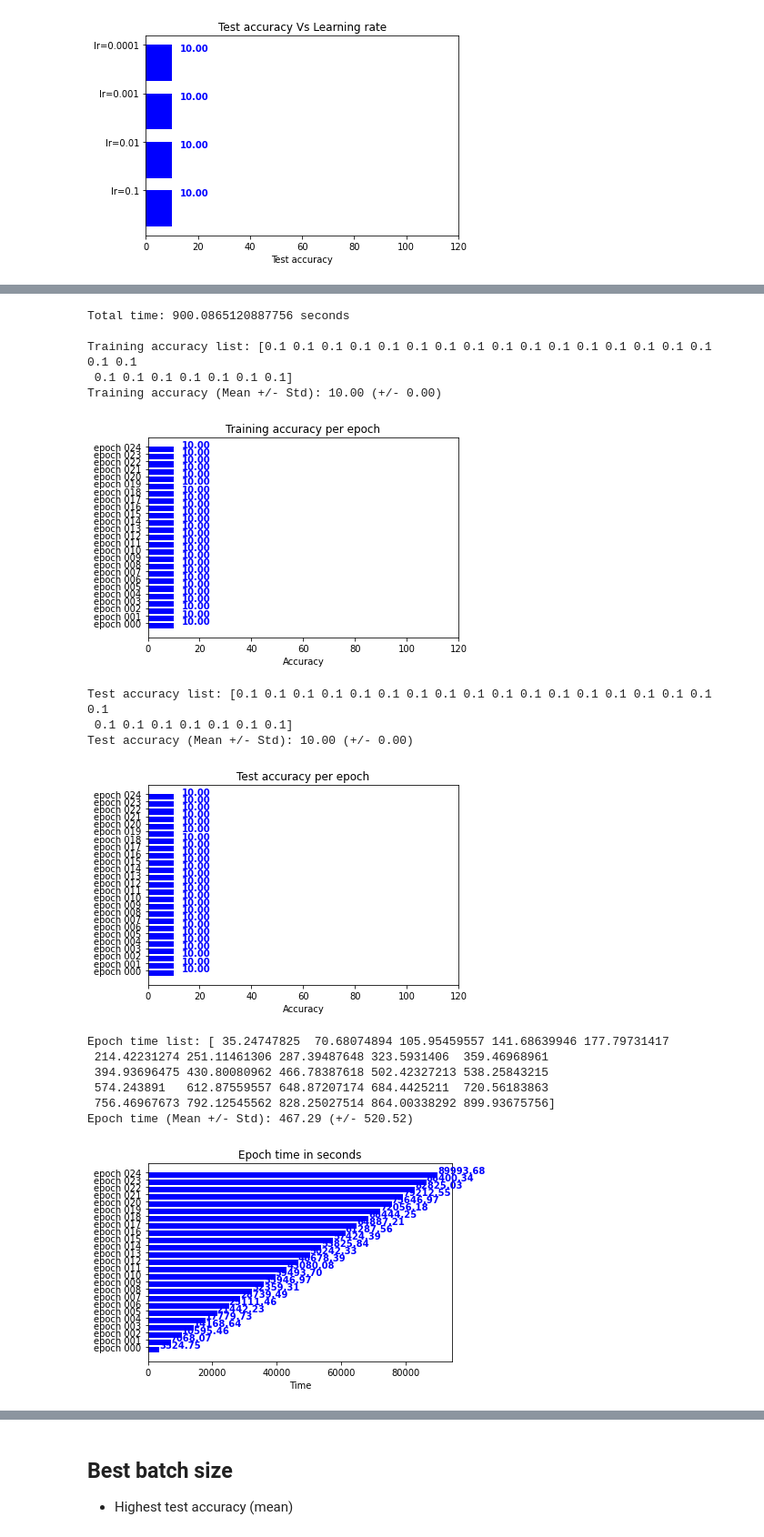
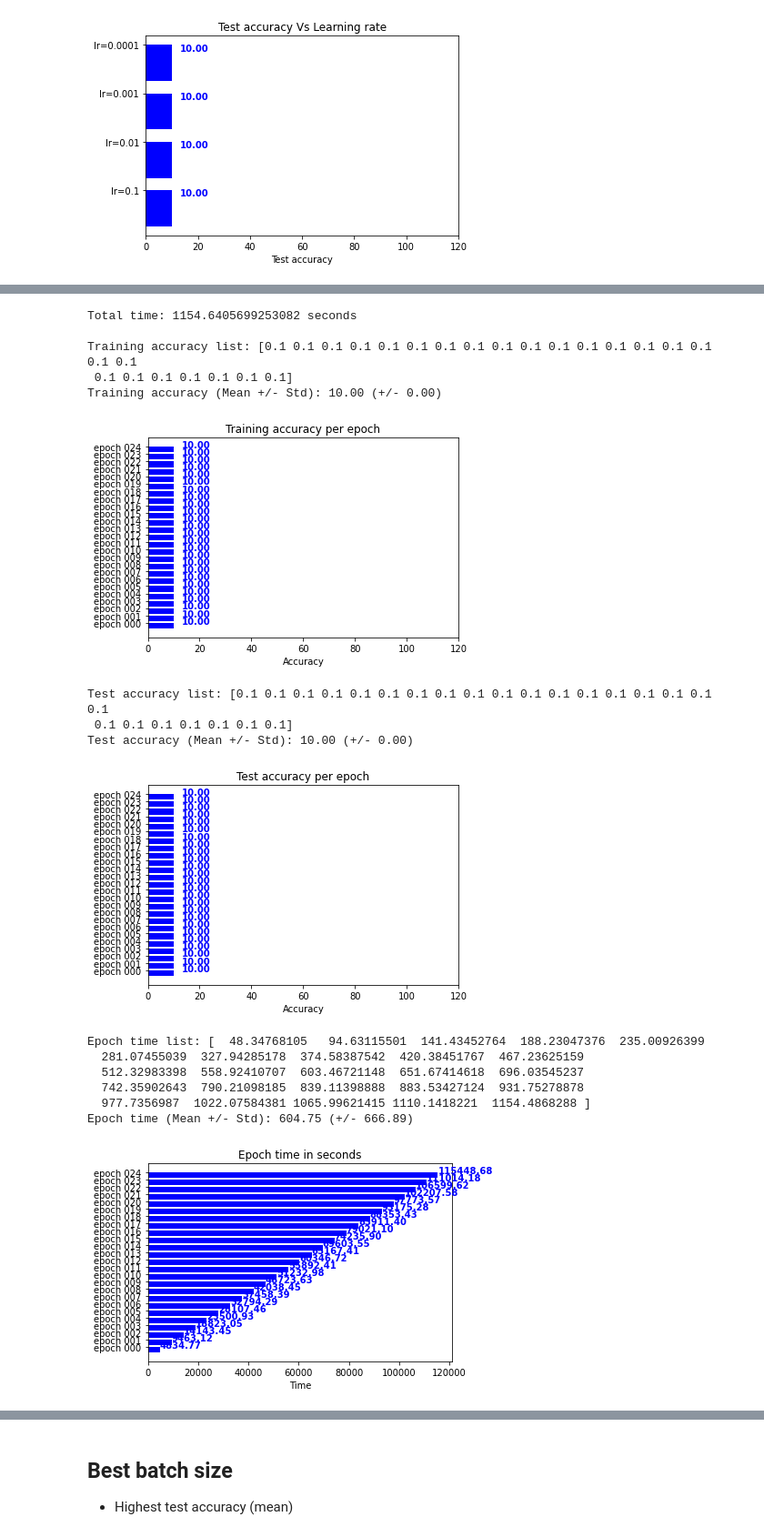
Before and after one commit to ramonfigueiredo/comp551-2020-p3_classification_of_image_data, a Jupyter notebook: code/group10_1_MLP_CIFAR10.ipynb, the cells around one changed output, grey strips where cells are left out. Shown at 91% size. Saved outputs shown, nothing was run; the diff lists cells and outputs as text; code cells hidden in the pictures.

```diff
--- a/code/group10_1_MLP_CIFAR10.ipynb
+++ b/code/group10_1_MLP_CIFAR10.ipynb
@@ -276,16 +369,16 @@ def iterate_minibatches(inputs, targets, batchsize, shuffle=False):
             excerpt = slice(start_idx, start_idx + batchsize)
         yield inputs[excerpt], targets[excerpt]
 # %%
-def get_network(input_units, output_units, learning_rate=0.1, epochs=25, dense_output_units=[100, 200], print_network=False):
+def get_network(input_units, output_units, learning_rate=0.1, epochs=25, dense_output_units=[100, 200], activation_function=ActivationFunction.RELU, print_network=False):
     if print_network:
         print('\tNETWORK: Multi layer perceptron')
     network = []
     network.append(Dense(input_units, dense_output_units[0], learning_rate))
     if print_network:
         print('\t\tDense(input_units={}, output_units={}, learning_rate={})'.format(input_units, dense_output_units[0], learning_rate))
-    network.append(ReLU())
+    network.append(get_activation_function(activation_function))
     if print_network:
-        print('\t\tReLU()')
+        print('\t\t{}()'.format(activation_function.name))
 
     for i, _ in enumerate(dense_output_units):
       if i == len(dense_output_units) - 1:
@@ -293,9 +386,9 @@ def get_network(input_units, output_units, learning_rate=0.1, epochs=25, dense_o
       network.append(Dense(dense_output_units[i], dense_output_units[i+1], learning_rate))
       if print_network:
           print('\t\tDense(input_units={}, output_units={}, learning_rate={})'.format(dense_output_units[i], dense_output_units[i+1], learning_rate))
-      network.append(ReLU())
+      network.append(get_activation_function(activation_function))
       if print_network:
-          print('\t\tReLU()')
+          print('\t\t{}()'.format(activation_function.name))
 
     network.append(Dense(dense_output_units[-1], output_units))
     if print_network:
@@ -406,0 +508,2 @@ def plot_horizontal_bar(x, y, xlabel, ylabel, title, use_xlim=False):
+# %%
+activation_function = ActivationFunction.RELU
@@ -407 +512,3 @@ def plot_horizontal_bar(x, y, xlabel, ylabel, title, use_xlim=False):
+# %%
+epochs=25
 # %% [markdown]
@@ -734,7 +843,7 @@ test_accuracy_list = []
 # %%
-dense_output_units=[100, 200]
+dense_output_units=[100, 200, 300]
 
-network = get_network(input_units=X_train.shape[1], output_units=10, epochs=25, dense_output_units=dense_output_units, print_network=True)
+network = get_network(input_units=X_train.shape[1], output_units=10, epochs=epochs, dense_output_units=dense_output_units, activation_function=activation_function, print_network=True)
 # %% [output]
         NETWORK: Multi layer perceptron
                 Dense(input_units=3072, output_units=100, learning_rate=0.1)
@@ -747,5 +858,5 @@ network = get_network(input_units=X_train.shape[1], output_units=10, epochs=25,
 # %%
-mlp_training(network, input_units=X_train.shape[1], output_units=10, learning_rate=0.001, epochs=25, dense_output_units=dense_output_units, batchsize=8, shuffle=True)
+mlp_training(network, input_units=X_train.shape[1], output_units=10, learning_rate=0.001, epochs=epochs, dense_output_units=dense_output_units, batchsize=8, shuffle=True)
 # %% [output]
 Epoch 24
 Training accuracy: 10.00%
@@ -754,19 +865,19 @@ Epoch's processing time: 899.94 seconds
 [figure]
-Total time: 900.0865120887756 seconds
+Total time: 1154.6405699253082 seconds
 
 Training accuracy list: [0.1 0.1 0.1 0.1 0.1 0.1 0.1 0.1 0.1 0.1 0.1 0.1 0.1 0.1 0.1 0.1 0.1 0.1
  0.1 0.1 0.1 0.1 0.1 0.1 0.1]
 Training accuracy (Mean +/- Std): 10.00 (+/- 0.00)
 [figure]
 Test accuracy list: [0.1 0.1 0.1 0.1 0.1 0.1 0.1 0.1 0.1 0.1 0.1 0.1 0.1 0.1 0.1 0.1 0.1 0.1
  0.1 0.1 0.1 0.1 0.1 0.1 0.1]
 Test accuracy (Mean +/- Std): 10.00 (+/- 0.00)
 [figure]
-Epoch time list: [ 35.24747825  70.68074894 105.95459557 141.68639946 177.79731417
- 214.42231274 251.11461306 287.39487648 323.5931406  359.46968961
- 394.93696475 430.80080962 466.78387618 502.42327213 538.25843215
- 574.243891   612.87559557 648.87207174 684.4425211  720.56183863
- 756.46967673 792.12545562 828.25027514 864.00338292 899.93675756]
-Epoch time (Mean +/- Std): 467.29 (+/- 520.52)
+Epoch time list: [  48.34768105   94.63115501  141.43452764  188.23047376  235.00926399
+  281.07455039  327.94285178  374.58387542  420.38451767  467.23625159
+  512.32983398  558.92410707  603.46721148  651.67414618  696.03545237
+  742.35902643  790.21098185  839.11398888  883.53427124  931.75278878
+  977.7356987  1022.07584381 1065.99621415 1110.1418221  1154.4868288 ]
+Epoch time (Mean +/- Std): 604.75 (+/- 666.89)
-[figure, old version]
+[figure, new version]
 # %% [markdown]
```
Also changed, not shown: parts of 68 cells of this notebook.
